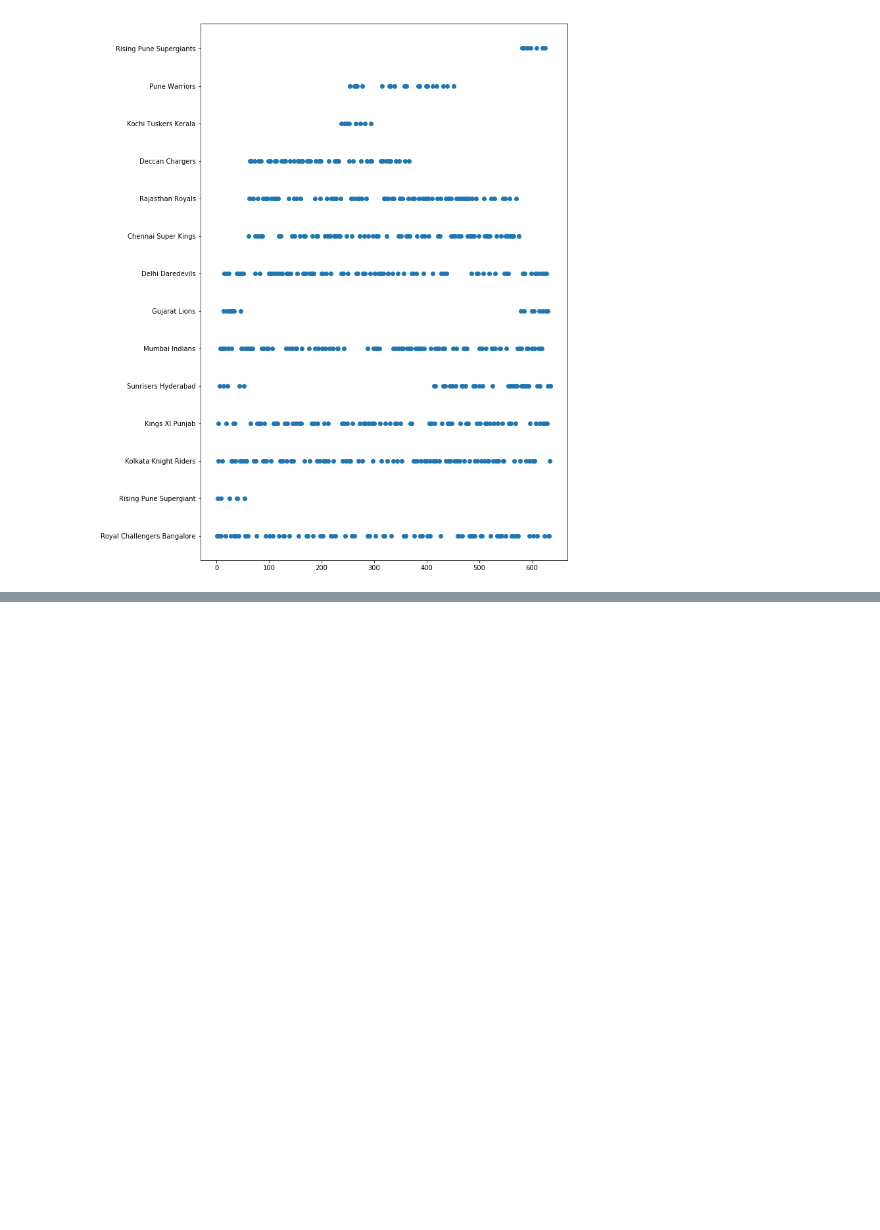
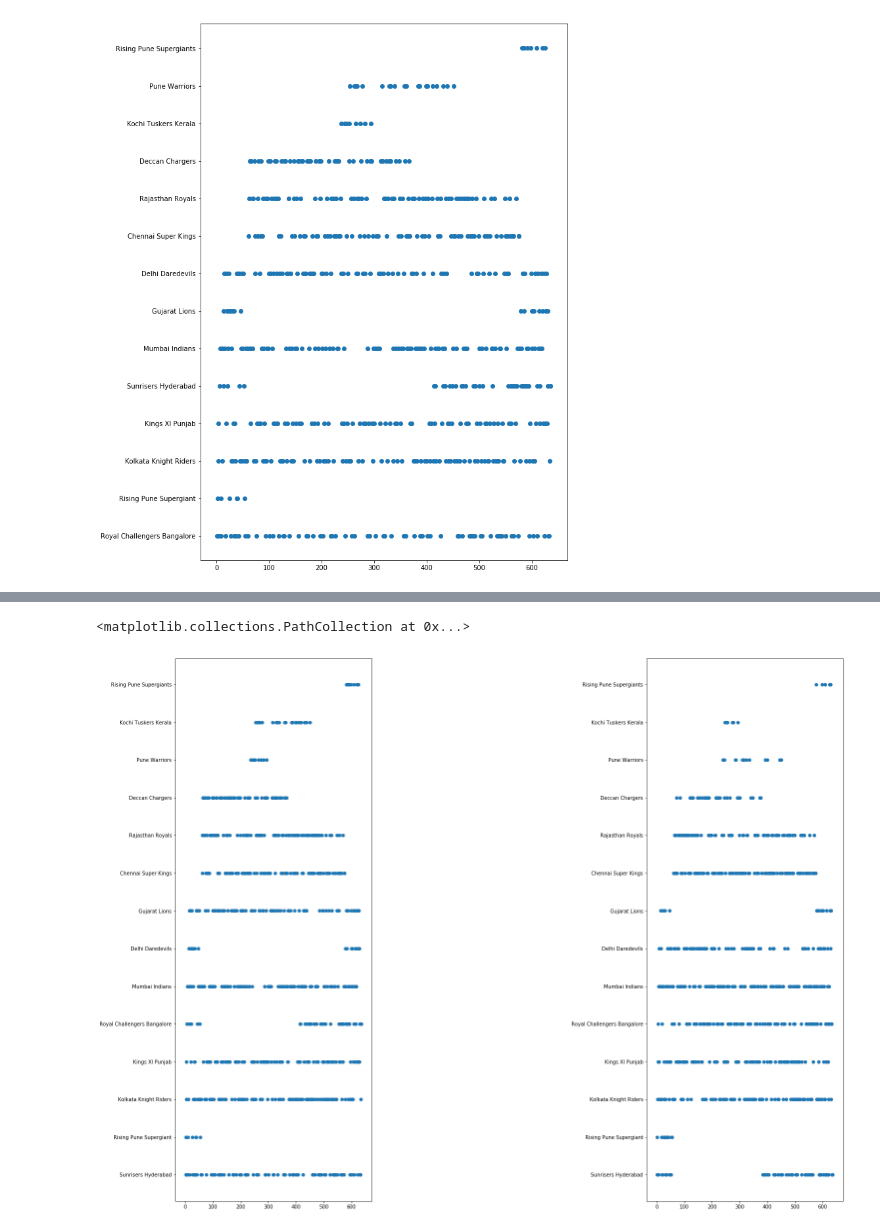
Before and after one commit to vatsal-M/IPL, a Jupyter notebook: IPL .ipynb, the cells around one changed output, grey strips where cells are left out. Saved outputs shown, nothing was run; the diff lists cells and outputs as text; code cells hidden in the pictures; blank space fills up the shorter version.

```diff
--- a/IPL .ipynb
+++ b/IPL .ipynb
@@ -46,0 +100,9 @@ ValueError: c of shape (636,) not acceptable as a color sequence for x with size
+# %%
+plt.figure(figsize=(24,20))
+ax1=plt.subplot(1,3,1)
+plt.scatter(Matches['id'],Matches['toss_winner'])
+ax2=plt.subplot(1,3,3,sharex=ax1,sharey=ax1)
+plt.scatter(Matches['id'],Matches['winner'])
+# %% [output]
+<matplotlib.collections.PathCollection at 0x...>
+[figure, added]
```
Also changed, not shown: parts of 17 cells of this notebook.
